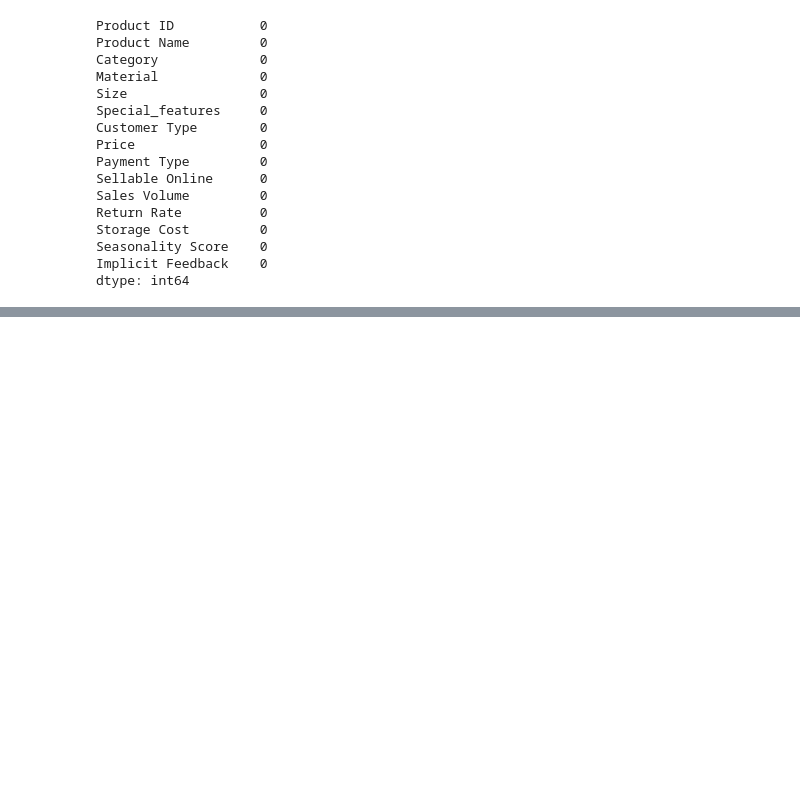
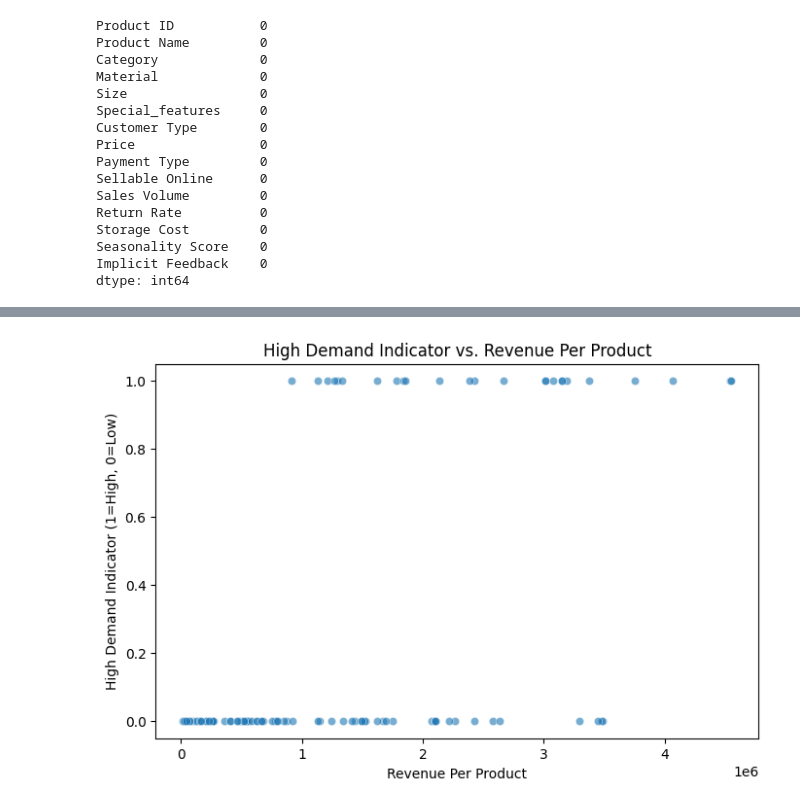
Before and after one commit to Dhinuksharan/Furn_Trim, a Jupyter notebook: Data_processing_test_1.ipynb, the cells around one changed output, grey strips where cells are left out. Drawn from its saved outputs; the diff is of its cells as text; code cells hidden in the pictures; blank space fills up the shorter version.

```diff
--- a/Data_processing_test_1.ipynb
+++ b/Data_processing_test_1.ipynb
@@ -220,0 +361,10 @@ for col, dtype in convert_types.items():
+# %%
+#Scatter Plot
+plt.figure(figsize=(8, 5))
+sns.scatterplot(x=product_catalog_df["Revenue_Per_Product"], y=product_catalog_df["High_Demand_Indicator"], alpha=0.6)
+plt.title("High Demand Indicator vs. Revenue Per Product")
+plt.xlabel("Revenue Per Product")
+plt.ylabel("High Demand Indicator (1=High, 0=Low)")
+plt.show()
+# %% [output]
+[figure, added]
```
Also changed, not shown: parts of 23 cells of this notebook.
